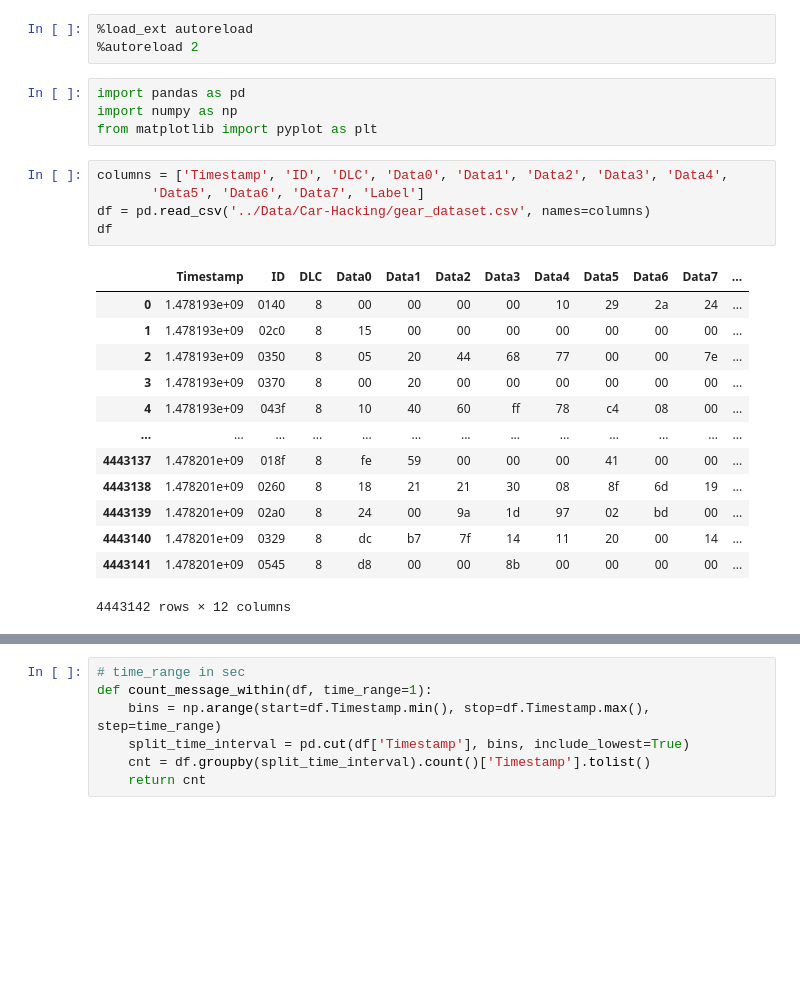
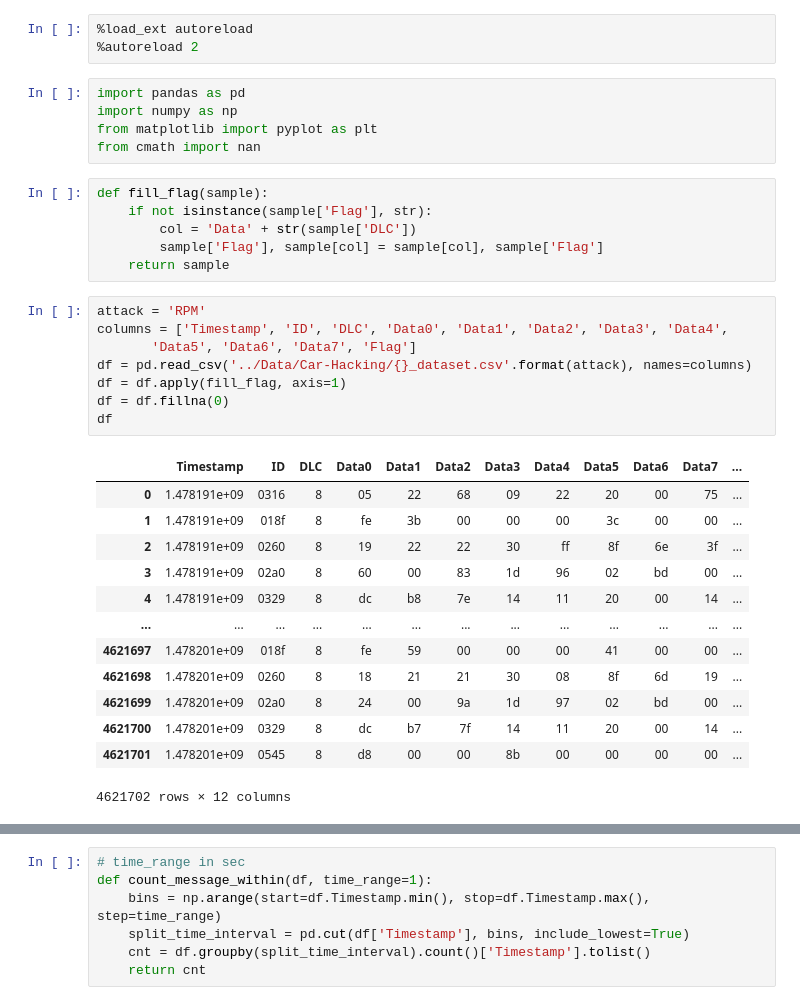
Before and after one commit to htn274/federated_can_ids, a Jupyter notebook: Data_Preprocessing_CHD.ipynb, the cells around one changed output, grey strips where cells are left out. Drawn from its saved outputs; the diff is of its cells as text; blank space fills up the shorter version.

Commit message:
finish first step on data preprocessing

```diff
--- a/Data_Preprocessing_CHD.ipynb
+++ b/Data_Preprocessing_CHD.ipynb
@@ -5,23 +5,33 @@
 import pandas as pd
 import numpy as np
 from matplotlib import pyplot as plt
+from cmath import nan
+# %%
+def fill_flag(sample):
+    if not isinstance(sample['Flag'], str):
+        col = 'Data' + str(sample['DLC'])
+        sample['Flag'], sample[col] = sample[col], sample['Flag']
+    return sample
 # %%
+attack = 'RPM'
 columns = ['Timestamp', 'ID', 'DLC', 'Data0', 'Data1', 'Data2', 'Data3', 'Data4',
-       'Data5', 'Data6', 'Data7', 'Label']
-df = pd.read_csv('../Data/Car-Hacking/gear_dataset.csv', names=columns)
+       'Data5', 'Data6', 'Data7', 'Flag']
+df = pd.read_csv('../Data/Car-Hacking/{}_dataset.csv'.format(attack), names=columns)
+df = df.apply(fill_flag, axis=1)
+df = df.fillna(0)
 df
 # %% [output]
 |  | Timestamp | ID | DLC | Data0 | Data1 | Data2 | Data3 | Data4 | Data5 | Data6 | Data7 | ... |
-| 0 | 1.478193e+09 | 0140 | 8 | 00 | 00 | 00 | 00 | 10 | 29 | 2a | 24 | ... |
-| 1 | 1.478193e+09 | 02c0 | 8 | 15 | 00 | 00 | 00 | 00 | 00 | 00 | 00 | ... |
-| 2 | 1.478193e+09 | 0350 | 8 | 05 | 20 | 44 | 68 | 77 | 00 | 00 | 7e | ... |
-| 3 | 1.478193e+09 | 0370 | 8 | 00 | 20 | 00 | 00 | 00 | 00 | 00 | 00 | ... |
-| 4 | 1.478193e+09 | 043f | 8 | 10 | 40 | 60 | ff | 78 | c4 | 08 | 00 | ... |
+| 0 | 1.478191e+09 | 0316 | 8 | 05 | 22 | 68 | 09 | 22 | 20 | 00 | 75 | ... |
+| 1 | 1.478191e+09 | 018f | 8 | fe | 3b | 00 | 00 | 00 | 3c | 00 | 00 | ... |
+| 2 | 1.478191e+09 | 0260 | 8 | 19 | 22 | 22 | 30 | ff | 8f | 6e | 3f | ... |
+| 3 | 1.478191e+09 | 02a0 | 8 | 60 | 00 | 83 | 1d | 96 | 02 | bd | 00 | ... |
+| 4 | 1.478191e+09 | 0329 | 8 | dc | b8 | 7e | 14 | 11 | 20 | 00 | 14 | ... |
 | ... | ... | ... | ... | ... | ... | ... | ... | ... | ... | ... | ... | ... |
-| 4443137 | 1.478201e+09 | 018f | 8 | fe | 59 | 00 | 00 | 00 | 41 | 00 | 00 | ... |
-| 4443138 | 1.478201e+09 | 0260 | 8 | 18 | 21 | 21 | 30 | 08 | 8f | 6d | 19 | ... |
-| 4443139 | 1.478201e+09 | 02a0 | 8 | 24 | 00 | 9a | 1d | 97 | 02 | bd | 00 | ... |
-| 4443140 | 1.478201e+09 | 0329 | 8 | dc | b7 | 7f | 14 | 11 | 20 | 00 | 14 | ... |
-| 4443141 | 1.478201e+09 | 0545 | 8 | d8 | 00 | 00 | 8b | 00 | 00 | 00 | 00 | ... |
+| 4621697 | 1.478201e+09 | 018f | 8 | fe | 59 | 00 | 00 | 00 | 41 | 00 | 00 | ... |
+| 4621698 | 1.478201e+09 | 0260 | 8 | 18 | 21 | 21 | 30 | 08 | 8f | 6d | 19 | ... |
+| 4621699 | 1.478201e+09 | 02a0 | 8 | 24 | 00 | 9a | 1d | 97 | 02 | bd | 00 | ... |
+| 4621700 | 1.478201e+09 | 0329 | 8 | dc | b7 | 7f | 14 | 11 | 20 | 00 | 14 | ... |
+| 4621701 | 1.478201e+09 | 0545 | 8 | d8 | 00 | 00 | 8b | 00 | 00 | 00 | 00 | ... |
-4443142 rows × 12 columns
+4621702 rows × 12 columns
 # %%
```
Also changed, not shown: parts of 10 cells of this notebook.
